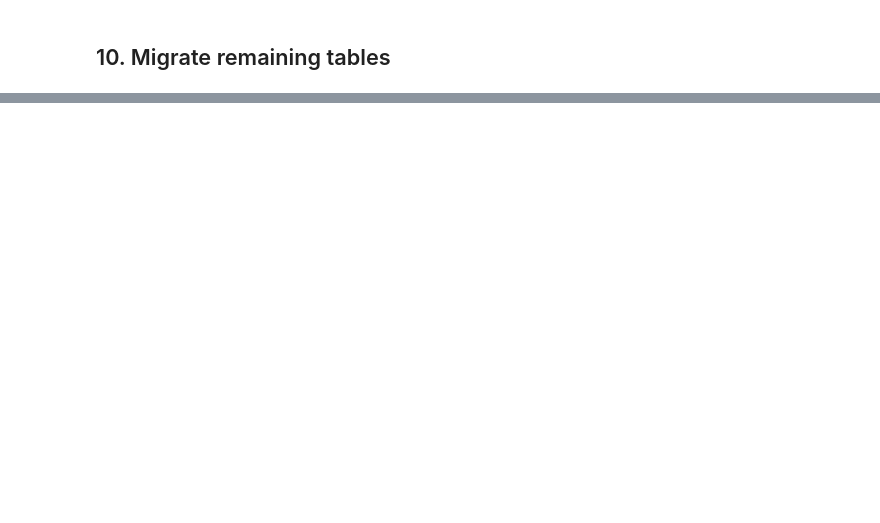
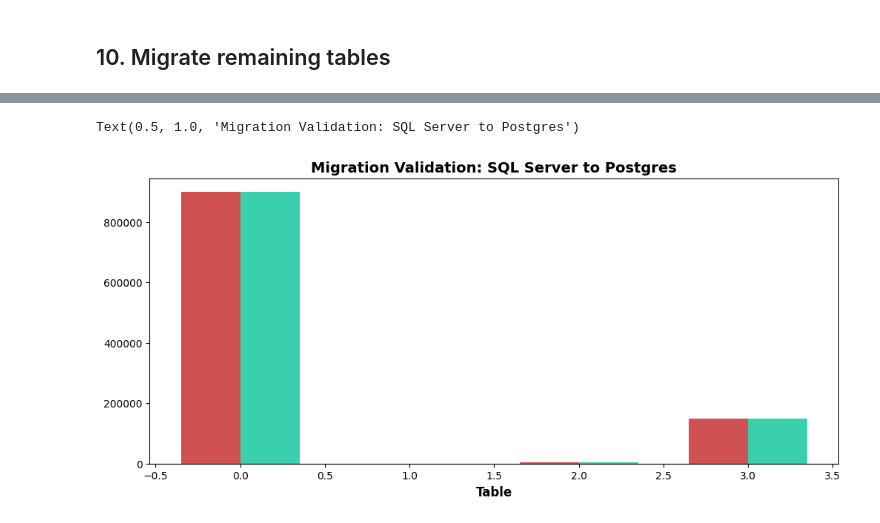
Before and after one commit to OpsyGotti/sql-server-to-postgres-migration, a Jupyter notebook: run_migration_uat.ipynb, the cells around one changed output, grey strips where cells are left out. Drawn from its saved outputs; the diff is of its cells as text; code cells hidden in the pictures; blank space fills up the shorter version.

```diff
--- a/run_migration_uat.ipynb
+++ b/run_migration_uat.ipynb
@@ -514,0 +741,39 @@ for table in remaining_tables:
+# %%
+import matplotlib.pyplot as plt
+
+%matplotlib inline
+plt.rcParams['figure.facecolor'] = 'white'
+
+fig, ax = plt.subplots(figsize=(12, 5))
+
+tables_name = tables_to_migrate
+sql_counts = [baseline_counts[t] for t in tables_to_migrate]
+
+pg_counts = []
+for table in tables_to_migrate:
+    pg_cursor.execute(f"SELECT COUNT(*) FROM {table.lower()}")
+    pg_counts.append(pg_cursor.fetchone()[0])
+
+x = range(len(tables_name))
+width = 0.35
+
+bar1 = ax.bar([i - width/2 for i in x],
+              sql_counts,
+              width,
+              label="SQL Server",
+              color="#C52525",
+              alpha=0.8)
+
+bar2 = ax.bar([i + width/2 for i in x],
+              pg_counts,
+              width,
+              label="PostgreSQL",
+              color="#08C599",
+              alpha=0.8)
+
+ax.set_xlabel('Table', fontweight='bold', fontsize=12)
+ax.set_title('Migration Validation: SQL Server to Postgres', fontweight='bold', fontsize=14)
+ax.set_xticks(x)
+# %% [output]
+Text(0.5, 1.0, 'Migration Validation: SQL Server to Postgres')
+[figure, added]
```
Also changed, not shown: parts of 32 cells of this notebook.
